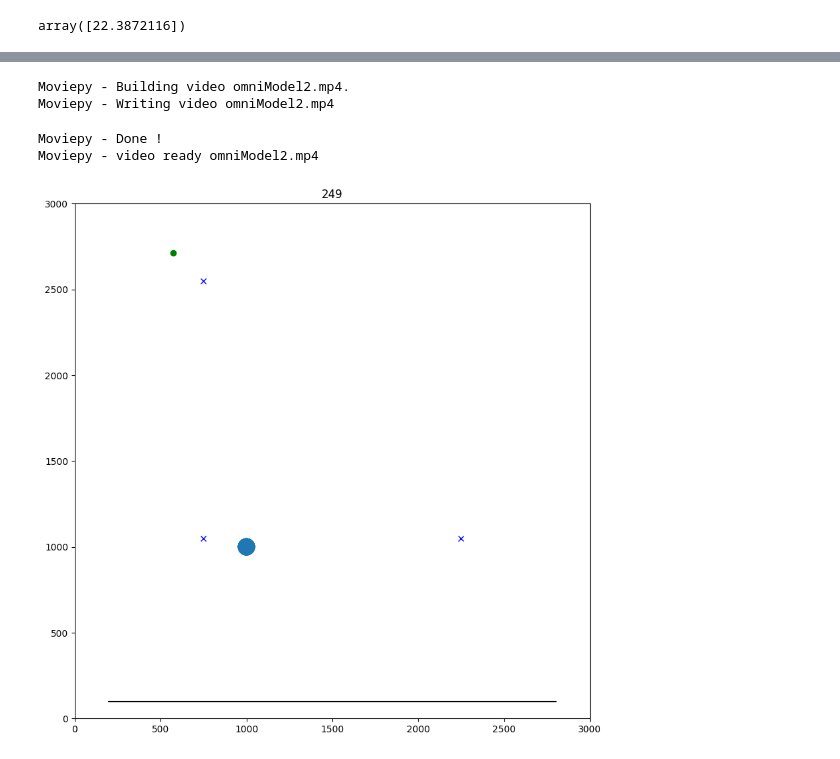
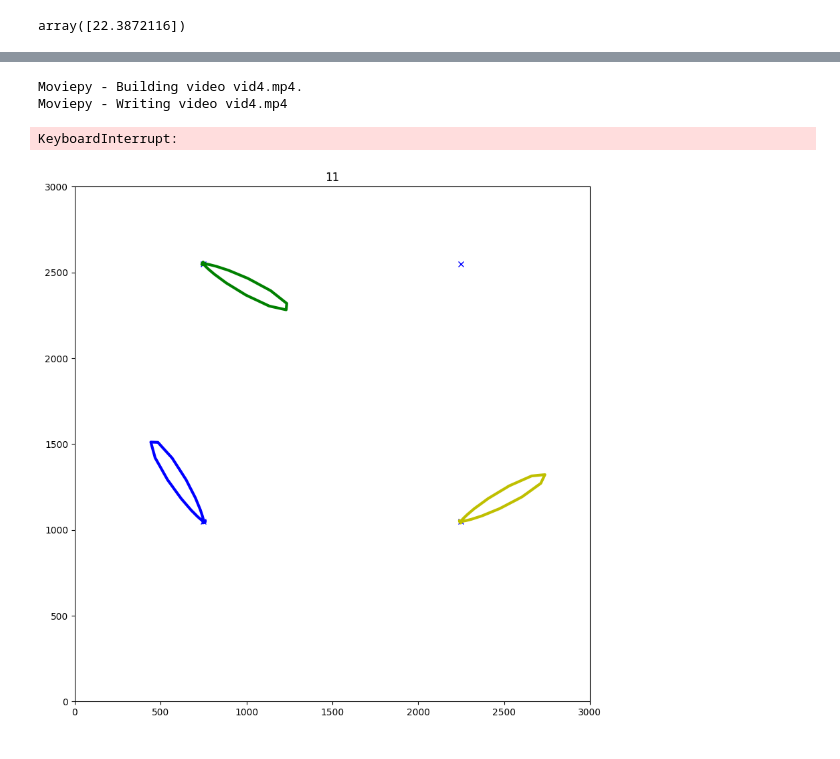
Before and after one commit to Aplefen1/BeeTrackingDiss, a Jupyter notebook: Experiments and Models/Demo Antenna.ipynb, the cells around one changed output, grey strips where cells are left out. Cells and saved outputs as stored; diff of their text form; code cells hidden in the pictures.

```diff
--- a/Experiments and Models/Demo Antenna.ipynb
+++ b/Experiments and Models/Demo Antenna.ipynb
@@ -83,13 +89,12 @@ NameError: name 'Model' is not defined
 # %%
 #pip install moviepy
 #pip install ffmpeg --upgrade
-m = Model('omni',np.linspace(750,2250,2),np.linspace(1050,2550,2))
-m.transmitters = [m.transmitters[0],m.transmitters[1],m.transmitters[2]]
+m = Model('yagi',np.linspace(750,2250,2),np.linspace(1050,2550,2))
+m.transmitters = [m.transmitters[0],m.transmitters[1],m.transmitters[2],m.transmitters[3]]
 #m.transmitters = [m.transmitters[0]]
-m.makemovie('omniModel2.mp4')
+m.makemovie('vid4.mp4')
 # %% [output]
-Moviepy - Building video omniModel2.mp4.
-Moviepy - Writing video omniModel2.mp4
+Moviepy - Building video vid4.mp4.
+Moviepy - Writing video vid4.mp4
-Moviepy - Done !
-Moviepy - video ready omniModel2.mp4
+KeyboardInterrupt:
-[figure, old version]
+[figure, new version]
```
Also changed, not shown: parts of 4 cells of this notebook, 7 other files.
